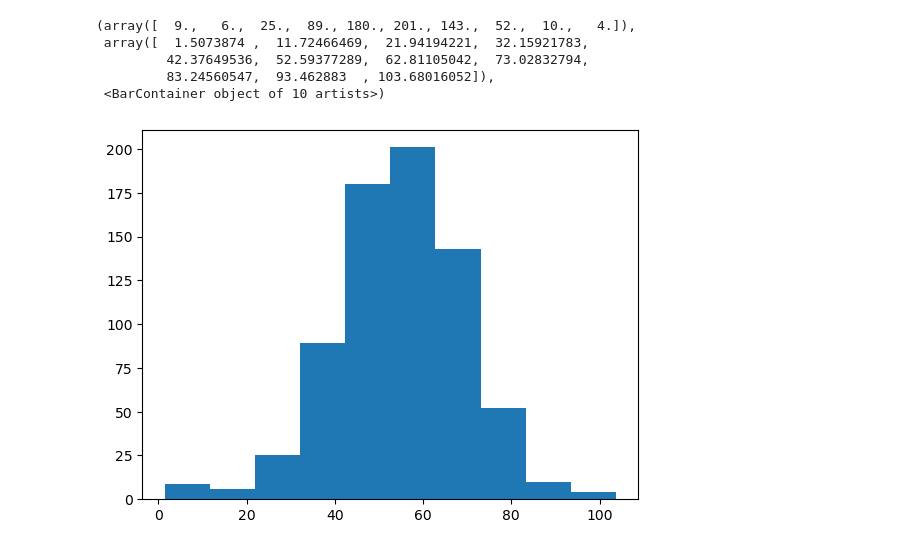
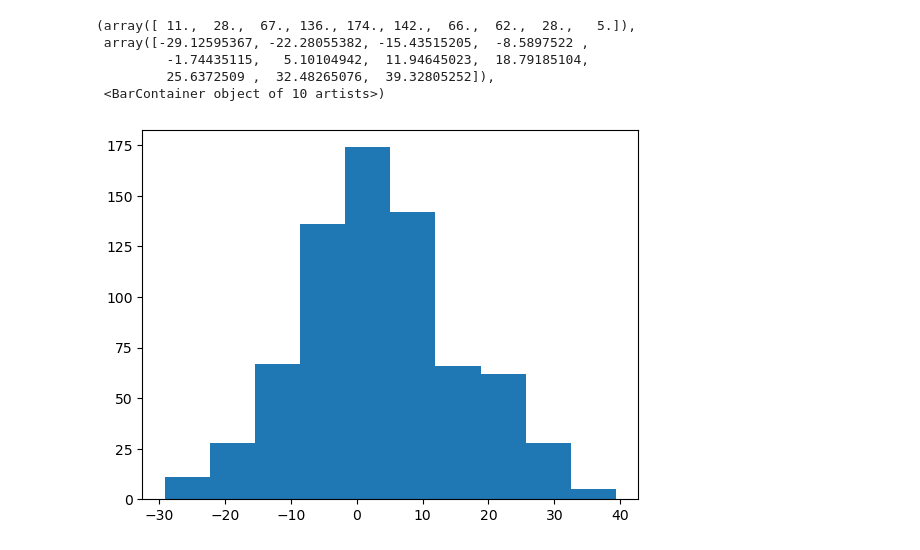
Before and after one commit to andrewcmerwin/ChirpChecker, a Jupyter notebook: MFCC_average_and_variance.ipynb, the cells around one changed output. Cells and saved outputs as stored; diff of their text form; code cells hidden in the pictures.

```diff
--- a/MFCC_average_and_variance.ipynb
+++ b/MFCC_average_and_variance.ipynb
@@ -40,3 +44,6 @@ for name in filename_list:
+# %%
+#Start here
+df2 = pd.read_csv('MLNS_with_mfcc_stats_05242024.csv')
 # %%
 df2['scientific_name'].value_counts()
 # %% [output]
@@ -72,10 +72,10 @@ df2.loc[(df2['scientific_name'] == 'Gryllus') & (df2['mfcc_2_avg'] < -30) ]
 # %%
-plt.hist(df2.loc[df2['scientific_name'] == 'Gryllus']['mfcc_3_avg'])
+plt.hist(df2.loc[df2['scientific_name'] == 'Gryllus']['mfcc_10_avg'])
 # %% [output]
-(array([  9.,   6.,  25.,  89., 180., 201., 143.,  52.,  10.,   4.]),
- array([  1.5073874 ,  11.72466469,  21.94194221,  32.15921783,
-         42.37649536,  52.59377289,  62.81105042,  73.02832794,
-         83.24560547,  93.462883  , 103.68016052]),
+(array([ 11.,  28.,  67., 136., 174., 142.,  66.,  62.,  28.,   5.]),
+ array([-29.12595367, -22.28055382, -15.43515205,  -8.5897522 ,
+         -1.74435115,   5.10104942,  11.94645023,  18.79185104,
+         25.6372509 ,  32.48265076,  39.32805252]),
  <BarContainer object of 10 artists>)
-[figure, old version]
+[figure, new version]
 # %%
```
Also changed, not shown: parts of 10 cells of this notebook, 1 other file.
